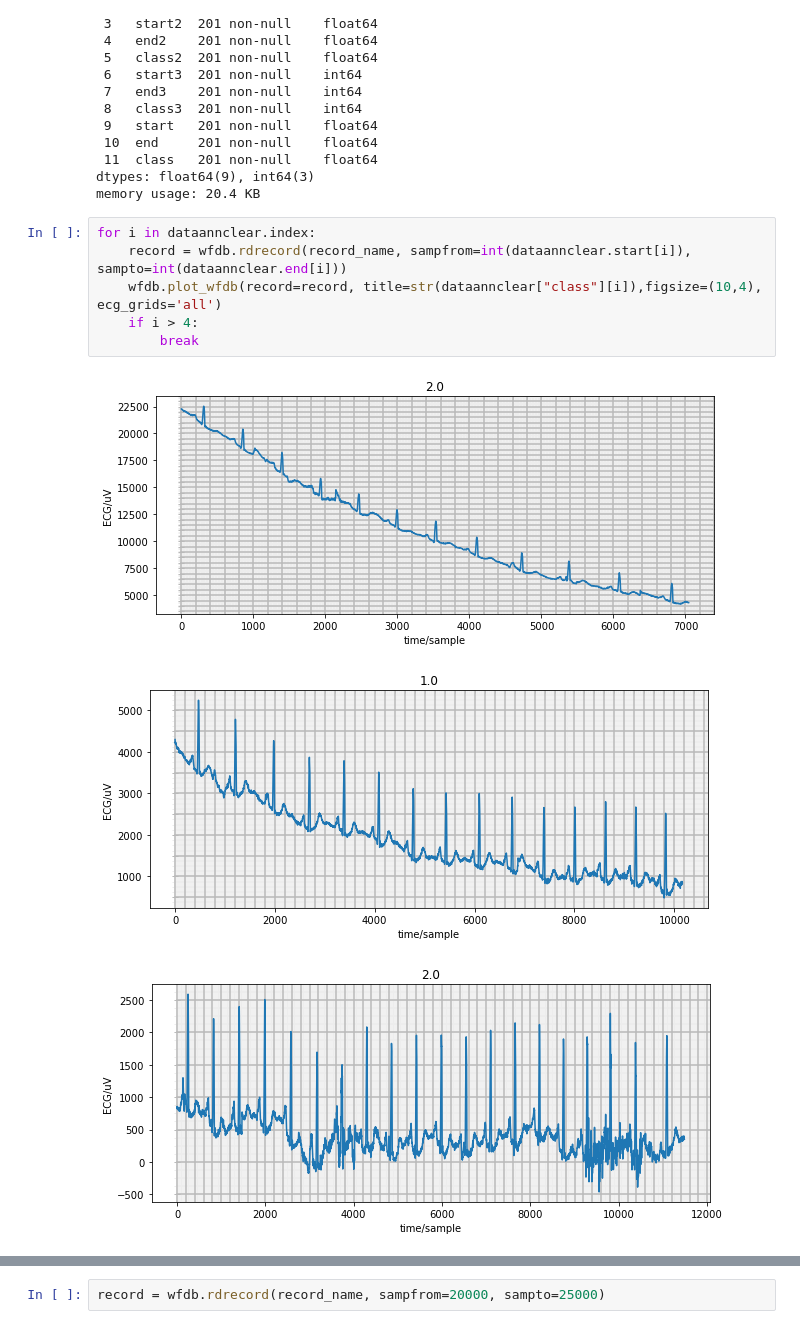
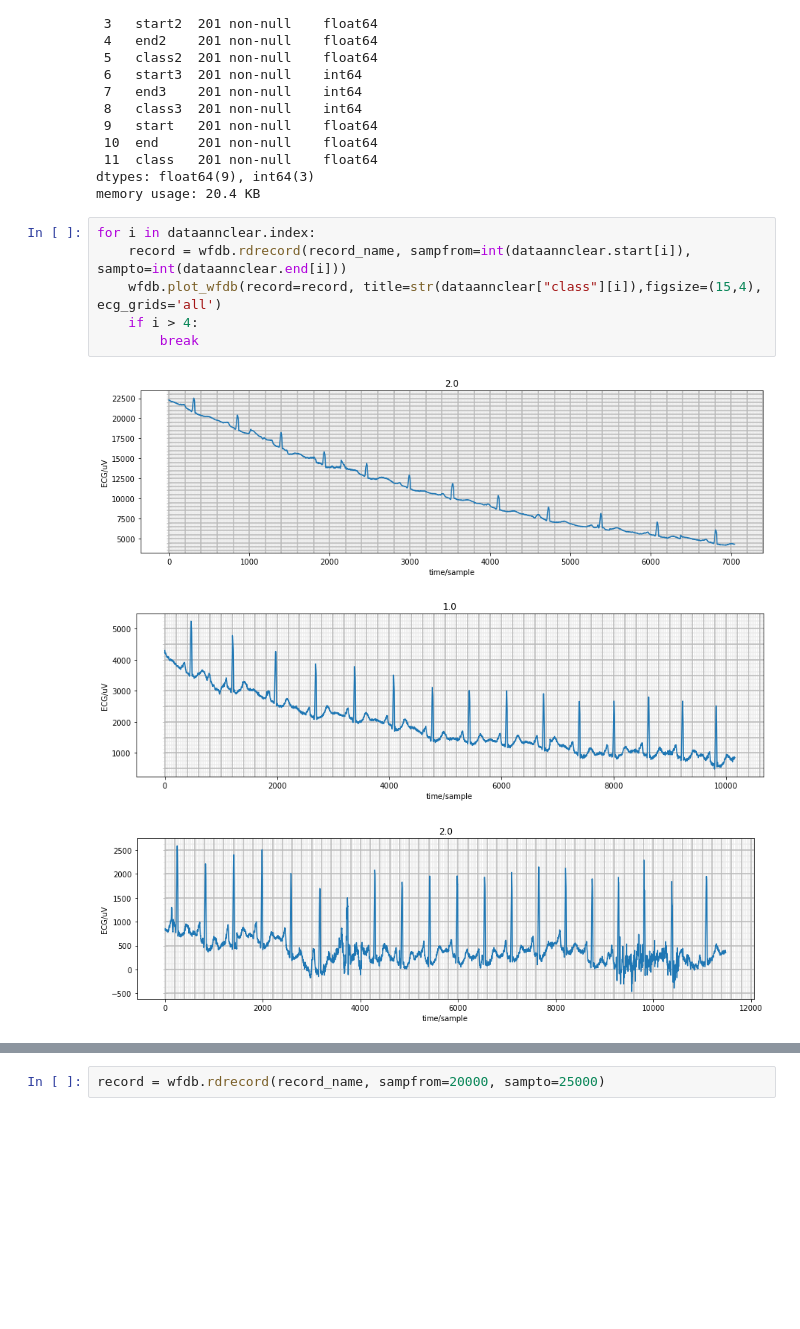
Before and after one commit to DJM25/aura-jedha, a Jupyter notebook: dmo-aura.ipynb, the cells around one changed output, grey strips where cells are left out. Drawn from its saved outputs; the diff is of its cells as text; blank space fills up the shorter version.

```diff
--- a/dmo-aura.ipynb
+++ b/dmo-aura.ipynb
@@ -55,10 +61,10 @@ memory usage: 20.4 KB
 # %%
 for i in dataannclear.index:
     record = wfdb.rdrecord(record_name, sampfrom=int(dataannclear.start[i]), sampto=int(dataannclear.end[i]))
-    wfdb.plot_wfdb(record=record, title=str(dataannclear["class"][i]),figsize=(10,4), ecg_grids='all')
+    wfdb.plot_wfdb(record=record, title=str(dataannclear["class"][i]),figsize=(15,4), ecg_grids='all')
     if i > 4:
         break
 # %% [output]
-[figure, old version]
+[figure, new version]
-[figure, old version]
+[figure, new version]
-[figure, old version]
+[figure, new version]
```
Also changed, not shown: parts of 9 cells of this notebook.
